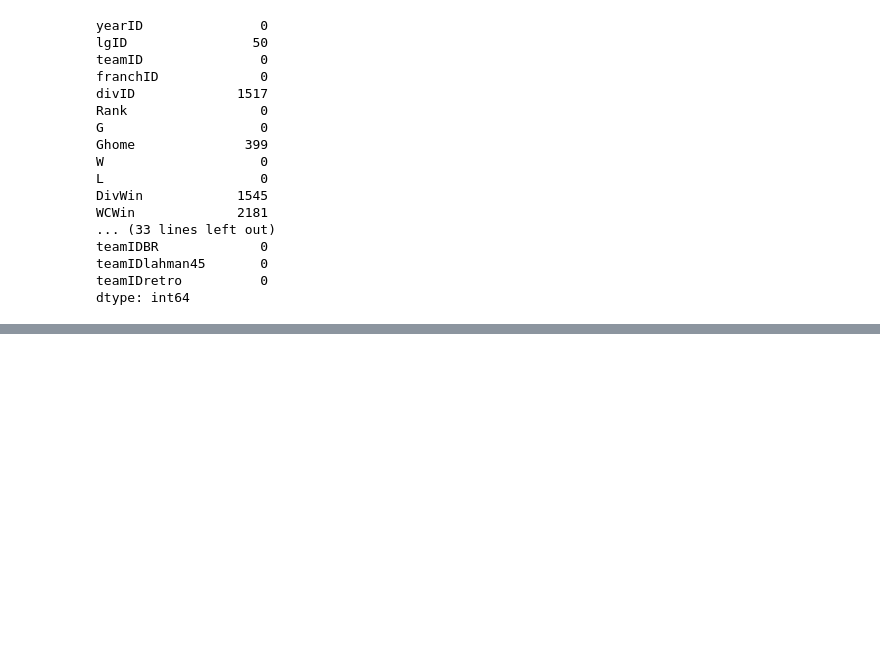
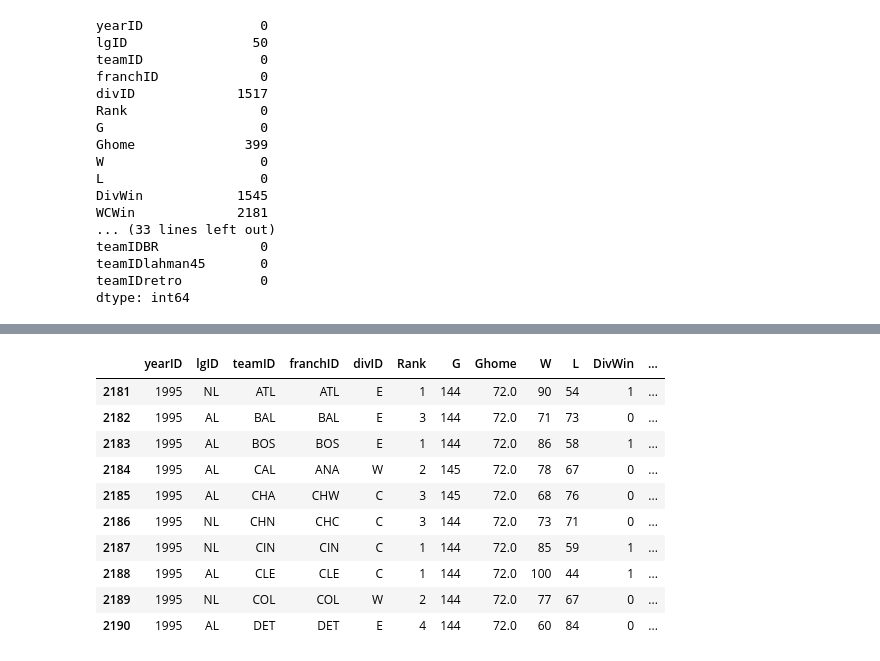
Before and after one commit to cabralh/WS-Predictor, a Jupyter notebook: WS-Predictor.ipynb, the cells around one changed output, grey strips where cells are left out. Saved outputs shown, nothing was run; the diff lists cells and outputs as text; code cells hidden in the pictures; blank space fills up the shorter version.

```diff
--- a/WS-Predictor.ipynb
+++ b/WS-Predictor.ipynb
@@ -204,0 +357,21 @@ df.describe()
+# %%
+# Convert N/Y columns to integer values
+df_tmp["DivWin"] = df_tmp["DivWin"].map(lambda x: 1 if x == 'Y' else 0)
+df_tmp["DivWin"] = df_tmp["DivWin"].astype(int)
+df_tmp["WCWin"] = df_tmp["WCWin"].map(lambda x: 1 if x == 'Y' else 0)
+df_tmp["WCWin"] = df_tmp["WCWin"].astype(int)
+df_tmp["LgWin"] = df_tmp["LgWin"].map(lambda x: 1 if x == 'Y' else 0)
+df_tmp["LgWin"] = df_tmp["LgWin"].astype(int)
+df_tmp.head(10)
+# %% [output]
+|  | yearID | lgID | teamID | franchID | divID | Rank | G | Ghome | W | L | DivWin | ... |
+| 2181 | 1995 | NL | ATL | ATL | E | 1 | 144 | 72.0 | 90 | 54 | 1 | ... |
+| 2182 | 1995 | AL | BAL | BAL | E | 3 | 144 | 72.0 | 71 | 73 | 0 | ... |
+| 2183 | 1995 | AL | BOS | BOS | E | 1 | 144 | 72.0 | 86 | 58 | 1 | ... |
+| 2184 | 1995 | AL | CAL | ANA | W | 2 | 145 | 72.0 | 78 | 67 | 0 | ... |
+| 2185 | 1995 | AL | CHA | CHW | C | 3 | 145 | 72.0 | 68 | 76 | 0 | ... |
+| 2186 | 1995 | NL | CHN | CHC | C | 3 | 144 | 72.0 | 73 | 71 | 0 | ... |
+| 2187 | 1995 | NL | CIN | CIN | C | 1 | 144 | 72.0 | 85 | 59 | 1 | ... |
+| 2188 | 1995 | AL | CLE | CLE | C | 1 | 144 | 72.0 | 100 | 44 | 1 | ... |
+| 2189 | 1995 | NL | COL | COL | W | 2 | 144 | 72.0 | 77 | 67 | 0 | ... |
+| 2190 | 1995 | AL | DET | DET | E | 4 | 144 | 72.0 | 60 | 84 | 0 | ... |
```
Also changed, not shown: parts of 23 cells of this notebook.
